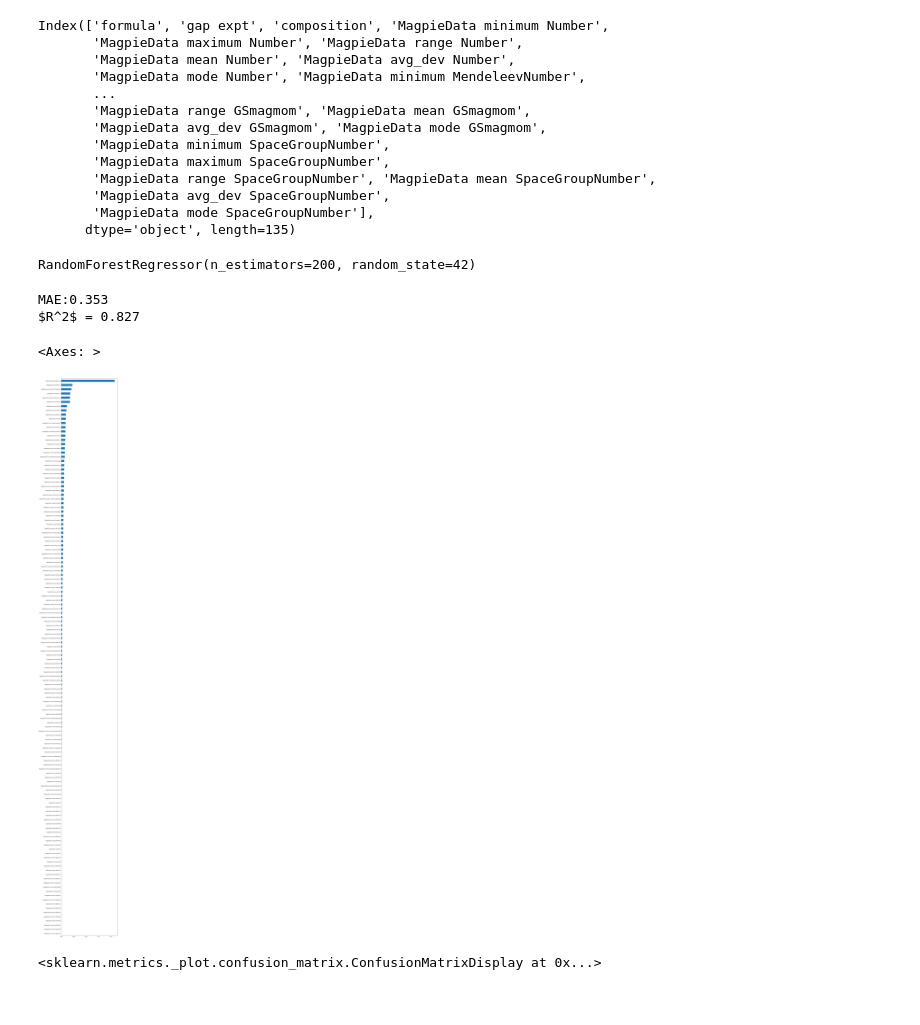
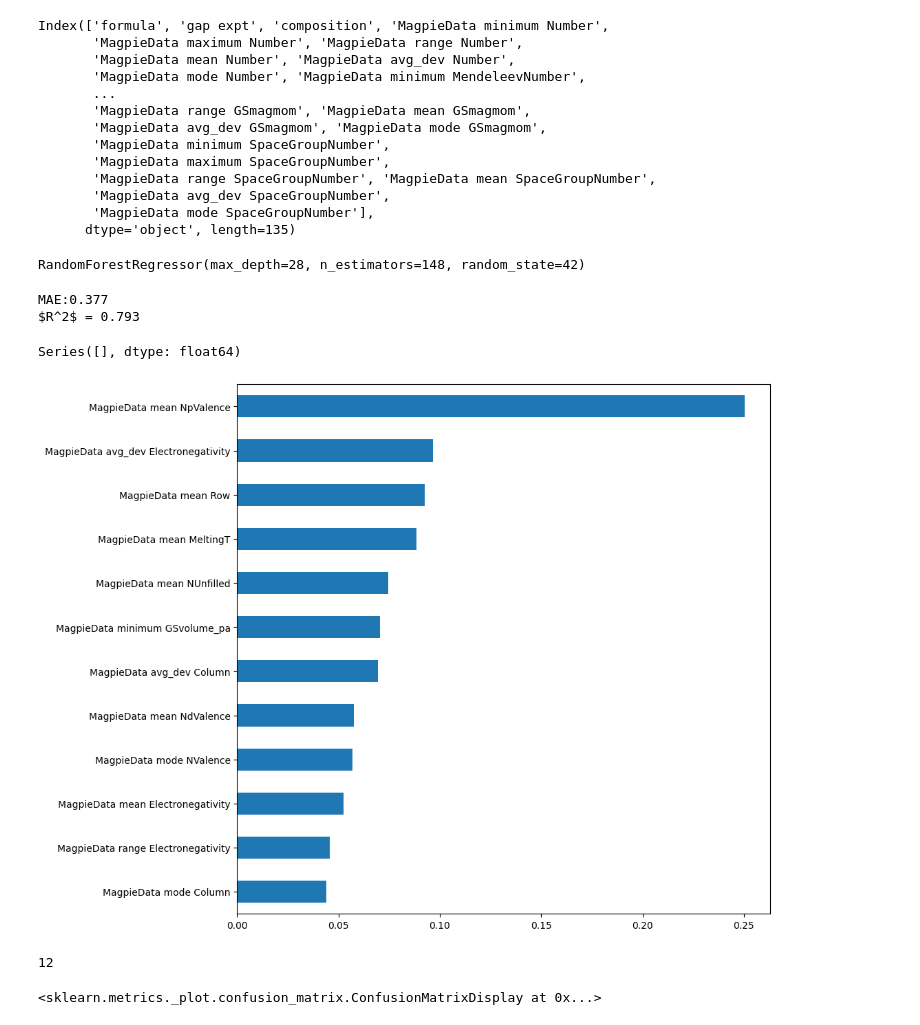
Before and after one commit to SantiagoSabogall/Energy_gap_prediction, a Jupyter notebook: Forest_expt_gap.ipynb, the cells around one changed output. Saved outputs shown, nothing was run; the diff lists cells and outputs as text; code cells hidden in the pictures.

```diff
--- a/Forest_expt_gap.ipynb
+++ b/Forest_expt_gap.ipynb
@@ -81,20 +89,36 @@ Index(['formula', 'gap expt', 'composition', 'MagpieData minimum Number',
       dtype='object', length=135)
 # %%
 from sklearn.model_selection import train_test_split
+import numpy as np
 
 y = df["gap expt"].drop(1569)
-X  =df[df.columns[3:]].drop(1569)
+#X  =df[df.columns[3:]].drop(1569)
+
+X = df[["MagpieData mean Electronegativity",
+        "MagpieData range Electronegativity",
+        "MagpieData mean Row",
+        "MagpieData mean NdValence",
+        "MagpieData avg_dev Column",
+        "MagpieData mean NUnfilled",
+        "MagpieData mean MeltingT",
+        "MagpieData minimum GSvolume_pa",
+        "MagpieData mode Column",
+        "MagpieData avg_dev Electronegativity",
+        "MagpieData mode NValence",
+        "MagpieData mean NpValence",
+        ]].drop(1569)
 # %%
 X_train, X_test, y_train, y_test = train_test_split(X, y, test_size=0.2, random_state=42)
 # %%
 model = RandomForestRegressor(
-    n_estimators=200,
+    n_estimators=148,
+    max_depth=28,
     random_state=42
 )
 
 model.fit(X_train, y_train)
 # %% [output]
-RandomForestRegressor(n_estimators=200, random_state=42)
+RandomForestRegressor(max_depth=28, n_estimators=148, random_state=42)
 # %%
 y_pred = model.predict(X_test)
 mae = mean_absolute_error(y_test, y_pred)
@@ -103,18 +127,23 @@ r2 = r2_score(y_test, y_pred)
 print(f"MAE:{mae:.3f}")
 print(rf"$R^2$ = {r2:.3f}")
 # %% [output]
-MAE:0.353
-$R^2$ = 0.827
+MAE:0.377
+$R^2$ = 0.793
 # %%
 import matplotlib.pyplot as plt
 import pandas as pd
 
-plt.figure(figsize=(10,100))
+plt.figure(figsize=(10,10))
 importances = pd.Series(model.feature_importances_, index=X.columns)
 importances.sort_values().plot(kind='barh')
+print(importances.sort_values()[120:])
 # %% [output]
-<Axes: >
+Series([], dtype: float64)
-[figure, old version]
+[figure, new version]
+# %%
+len(importances.sort_values())
+# %% [output]
+12
 # %%
 from sklearn.metrics import confusion_matrix, ConfusionMatrixDisplay
 
```
Also changed, not shown: parts of 3 cells of this notebook, 1 other file.
